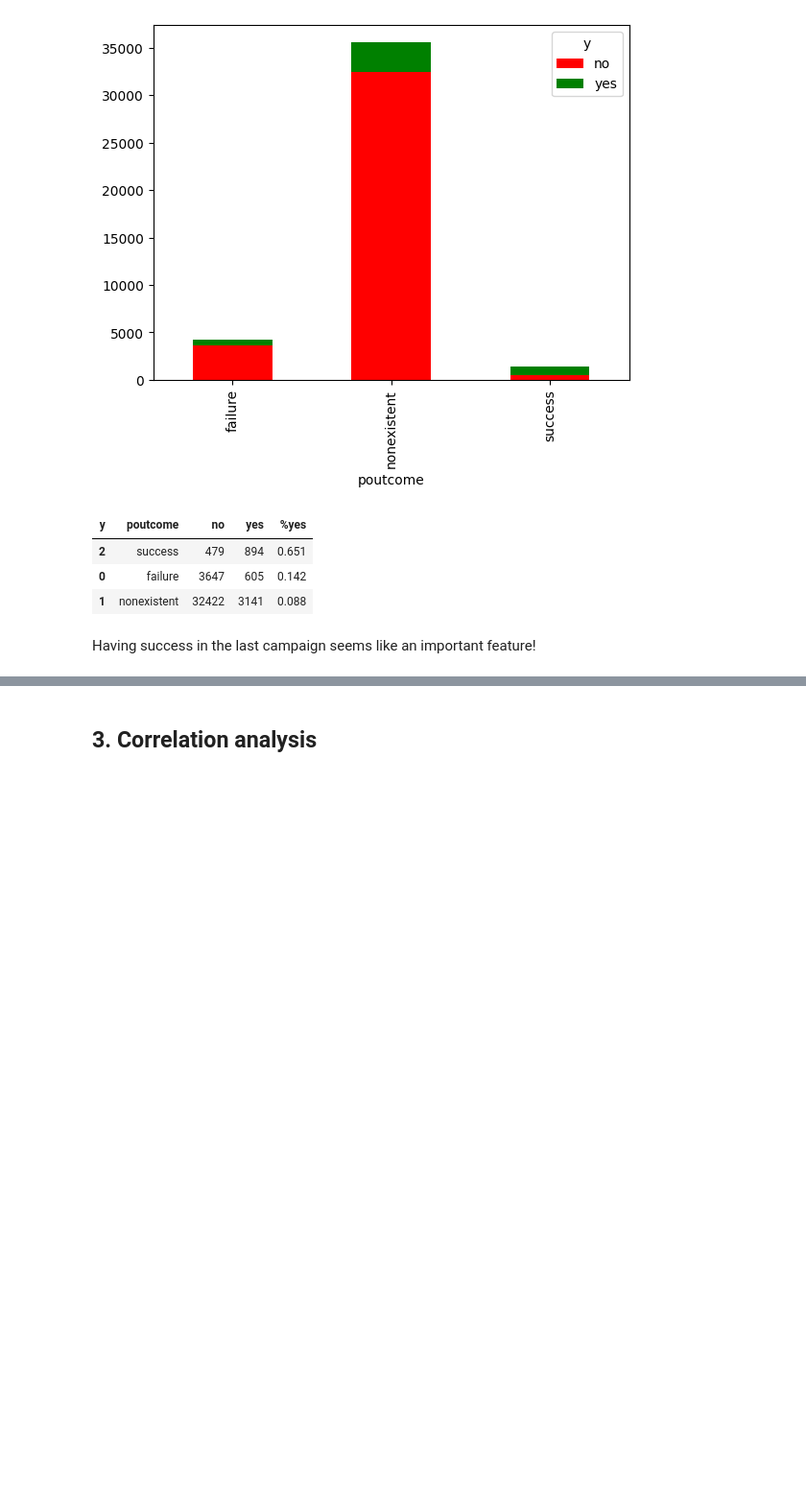
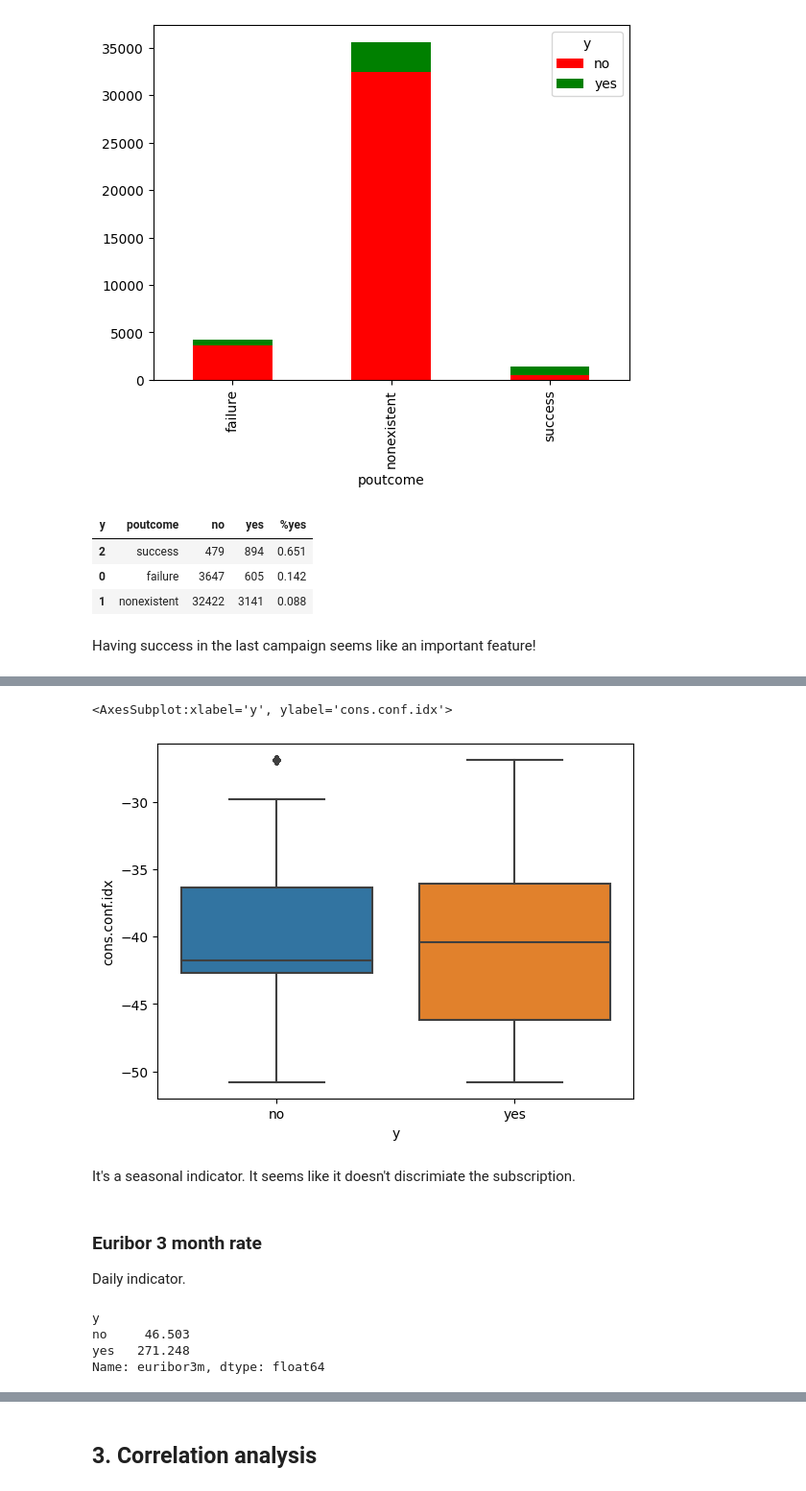
Before and after one commit to mpereiramoretti/pcs5787-projeto, a Jupyter notebook: notebooks/0. EDA.ipynb, the cells around one changed output, grey strips where cells are left out. Shown: that part at 96% size. Saved outputs shown, nothing was run; the diff lists cells and outputs as text; code cells hidden in the pictures; blank space fills up the shorter version.

```diff
--- a/notebooks/0. EDA.ipynb
+++ b/notebooks/0. EDA.ipynb
@@ -948,0 +1080,18 @@ df
+# %%
+sns.boxplot(data=df, x="y", y="cons.conf.idx")
+# %% [output]
+<AxesSubplot:xlabel='y', ylabel='cons.conf.idx'>
+[figure, added]
+# %% [markdown]
+It's a seasonal indicator. It seems like it doesn't discrimiate the subscription.
+# %% [markdown]
+### Euribor 3 month rate
+
+Daily indicator.
+# %%
+df.groupby("y")["euribor3m"].mean()
+# %% [output]
+y
+no     46.503
+yes   271.248
+Name: euribor3m, dtype: float64
```
Also changed, not shown: parts of 37 cells of this notebook.
